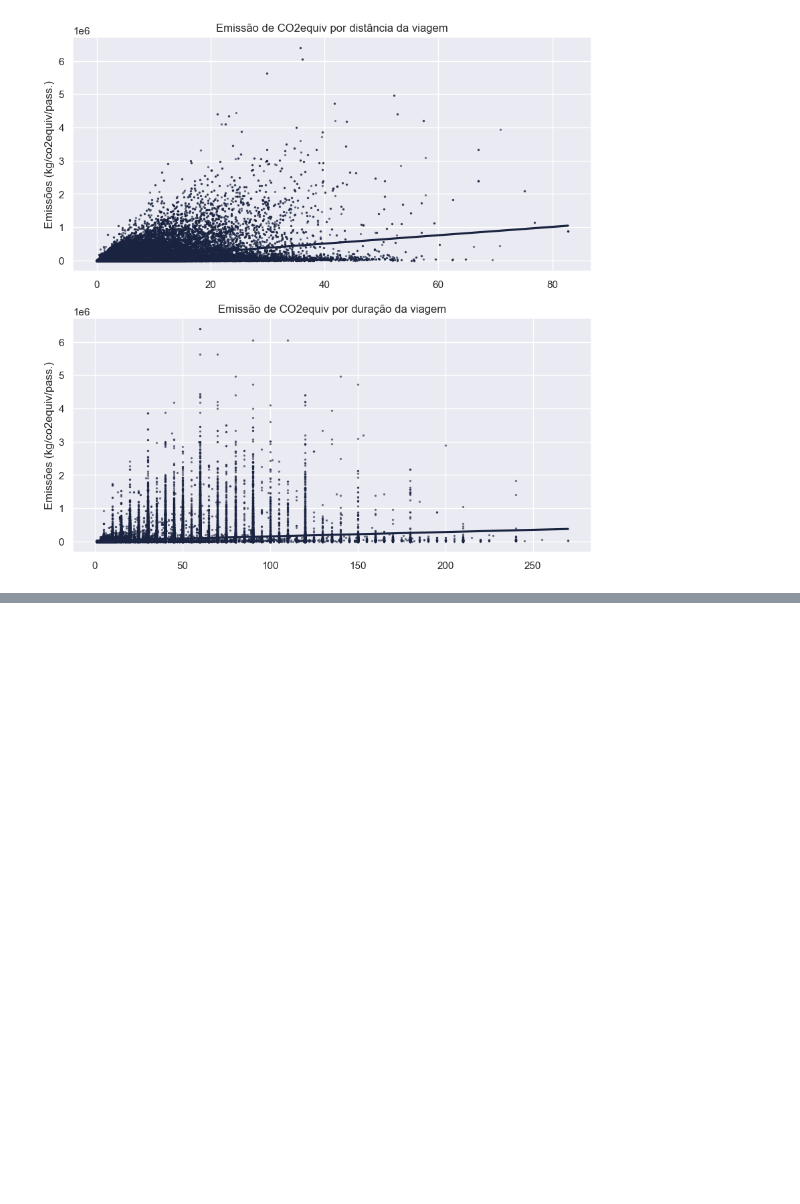
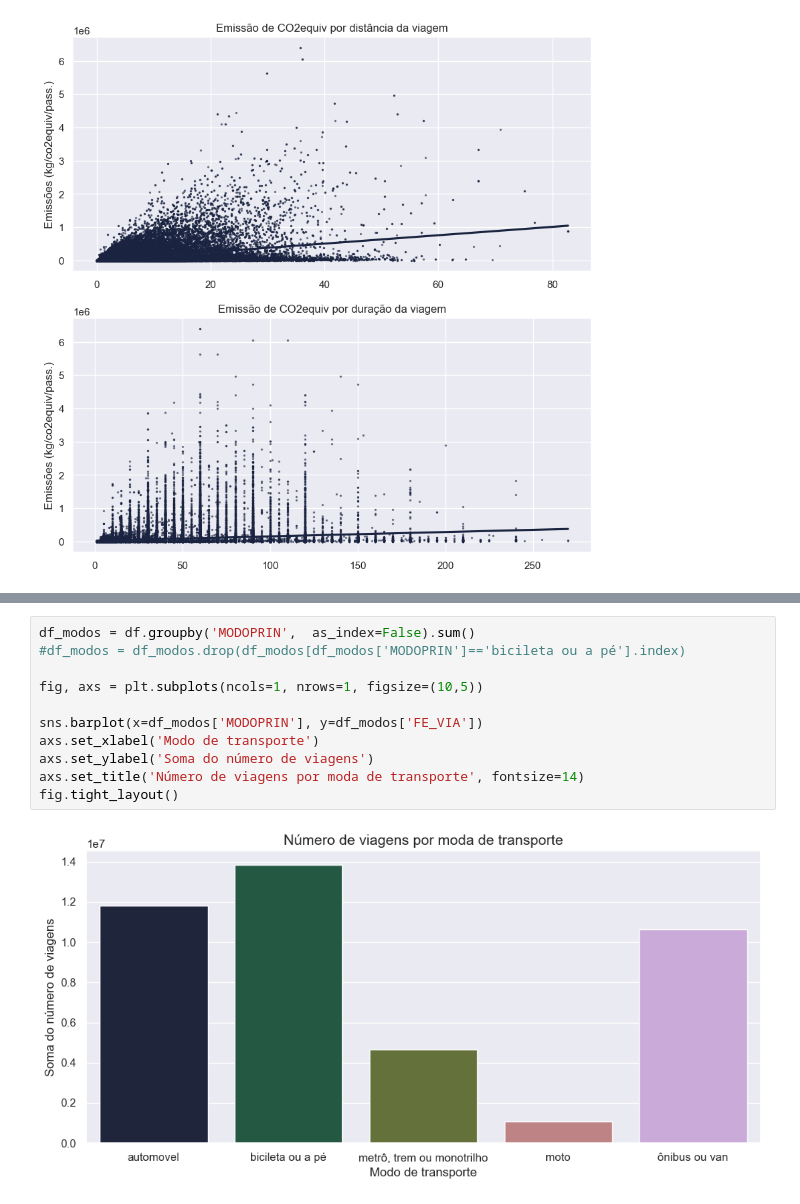
Before and after one commit to LissesCastro/Mobilidade-e-CO2, a Jupyter notebook: analise.ipynb, the cells around one changed output, grey strips where cells are left out. Drawn from its saved outputs; the diff is of its cells as text; blank space fills up the shorter version.

```diff
--- a/analise.ipynb
+++ b/analise.ipynb
@@ -204,0 +224,13 @@ Text(0, 0.5, 'Quantidade de respostas')
+# %%
+df_modos = df.groupby('MODOPRIN',  as_index=False).sum()
+#df_modos = df_modos.drop(df_modos[df_modos['MODOPRIN']=='bicileta ou a pé'].index)
+
+fig, axs = plt.subplots(ncols=1, nrows=1, figsize=(10,5))
+
+sns.barplot(x=df_modos['MODOPRIN'], y=df_modos['FE_VIA'])
+axs.set_xlabel('Modo de transporte')
+axs.set_ylabel('Soma do número de viagens')
+axs.set_title('Número de viagens por moda de transporte', fontsize=14)
+fig.tight_layout()
+# %% [output]
+[figure, added]
```
Also changed, not shown: parts of 3 cells of this notebook, 1 other file.
